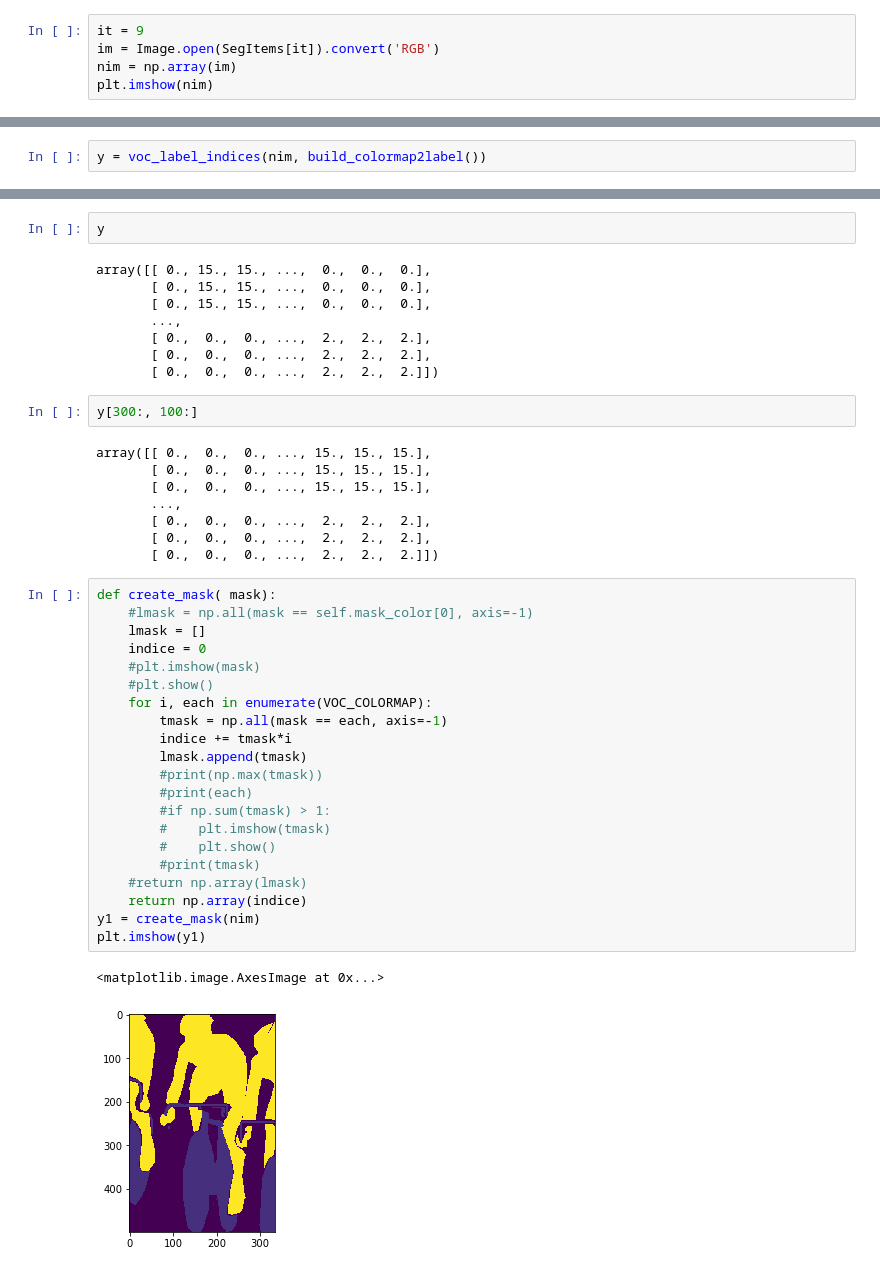
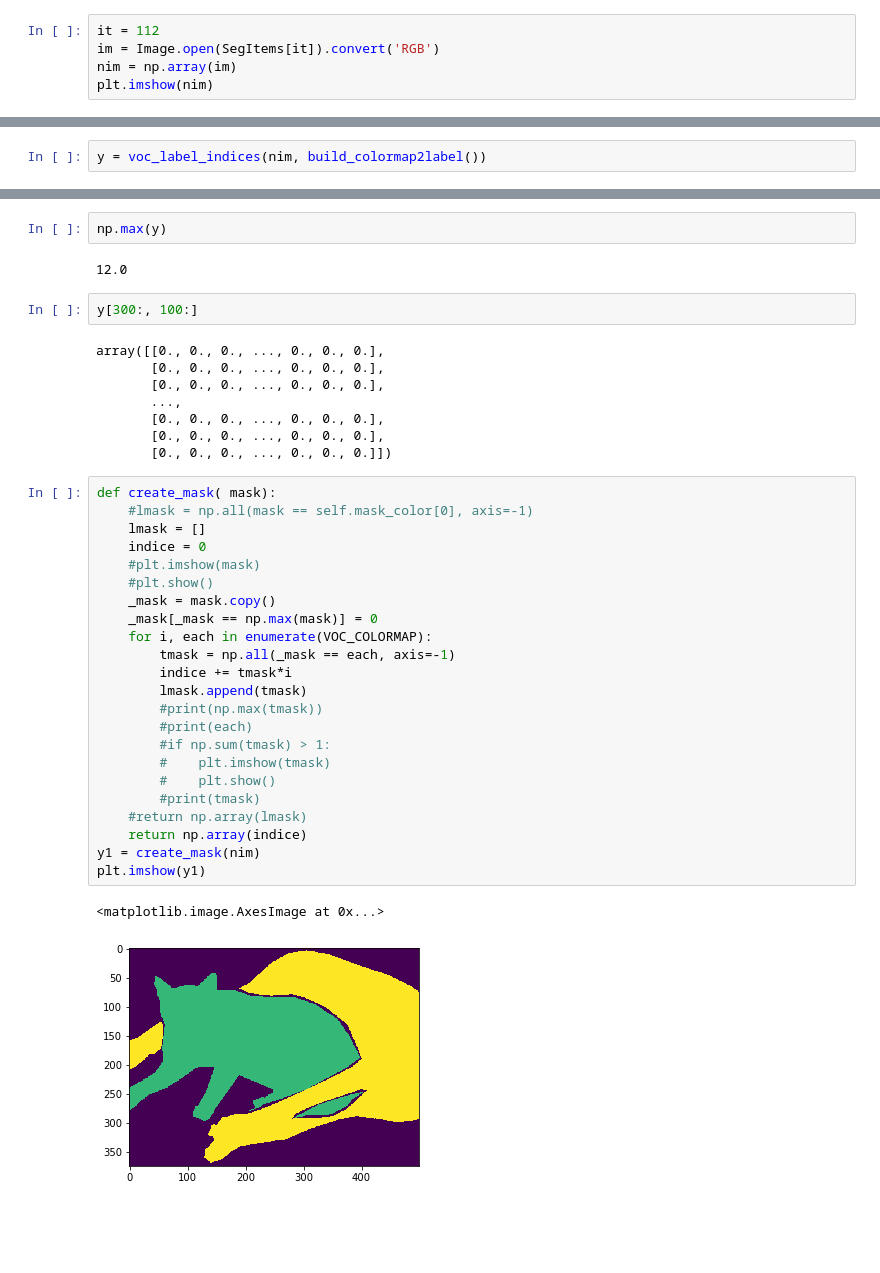
Before and after one commit to HugPhat/VisionModel, a Jupyter notebook: Dataset/Segmentation/test_seg_label.ipynb, the cells around one changed output, grey strips where cells are left out. Saved outputs shown, nothing was run; the diff lists cells and outputs as text; blank space fills up the shorter version.

```diff
--- a/Dataset/Segmentation/test_seg_label.ipynb
+++ b/Dataset/Segmentation/test_seg_label.ipynb
@@ -156,7 +156,7 @@ def voc_label_indices(colormap, colormap2label):
            + colormap[:, :, 2])
     return colormap2label[idx]
 # %%
-it = 9
+it = 112
 im = Image.open(SegItems[it]).convert('RGB')
 nim = np.array(im)
 plt.imshow(nim)
@@ -173,44 +173,40 @@ plt.imshow(y)
-# %%
-y
-# %% [output]
-array([[ 0., 15., 15., ...,  0.,  0.,  0.],
-       [ 0., 15., 15., ...,  0.,  0.,  0.],
-       [ 0., 15., 15., ...,  0.,  0.,  0.],
-       ...,
-       [ 0.,  0.,  0., ...,  2.,  2.,  2.],
-       [ 0.,  0.,  0., ...,  2.,  2.,  2.],
-       [ 0.,  0.,  0., ...,  2.,  2.,  2.]])
+# %%
+np.max(y)
+# %% [output]
+12.0
 # %%
 y[300:, 100:]
 # %% [output]
-array([[ 0.,  0.,  0., ..., 15., 15., 15.],
-       [ 0.,  0.,  0., ..., 15., 15., 15.],
-       [ 0.,  0.,  0., ..., 15., 15., 15.],
+array([[0., 0., 0., ..., 0., 0., 0.],
+       [0., 0., 0., ..., 0., 0., 0.],
+       [0., 0., 0., ..., 0., 0., 0.],
        ...,
-       [ 0.,  0.,  0., ...,  2.,  2.,  2.],
-       [ 0.,  0.,  0., ...,  2.,  2.,  2.],
-       [ 0.,  0.,  0., ...,  2.,  2.,  2.]])
+       [0., 0., 0., ..., 0., 0., 0.],
+       [0., 0., 0., ..., 0., 0., 0.],
+       [0., 0., 0., ..., 0., 0., 0.]])
 # %%
 def create_mask( mask):
     #lmask = np.all(mask == self.mask_color[0], axis=-1)
     lmask = []
     indice = 0
     #plt.imshow(mask)
     #plt.show()
+    _mask = mask.copy()
+    _mask[_mask == np.max(mask)] = 0
     for i, each in enumerate(VOC_COLORMAP):
-        tmask = np.all(mask == each, axis=-1)
+        tmask = np.all(_mask == each, axis=-1)
         indice += tmask*i
         lmask.append(tmask)
         #print(np.max(tmask))
         #print(each)
         #if np.sum(tmask) > 1:
         #    plt.imshow(tmask)
         #    plt.show()
         #print(tmask)
     #return np.array(lmask)
     return np.array(indice)
 y1 = create_mask(nim)
 plt.imshow(y1)
 # %% [output]
 <matplotlib.image.AxesImage at 0x...>
-[figure, old version]
+[figure, new version]
```
Also changed, not shown: parts of 11 cells of this notebook, 5 other files.
